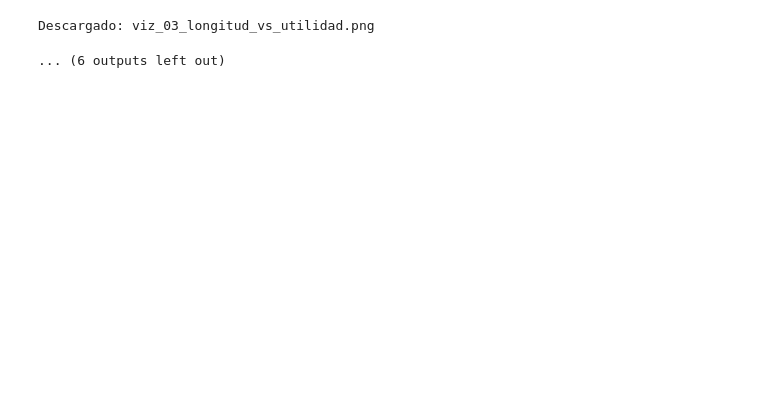
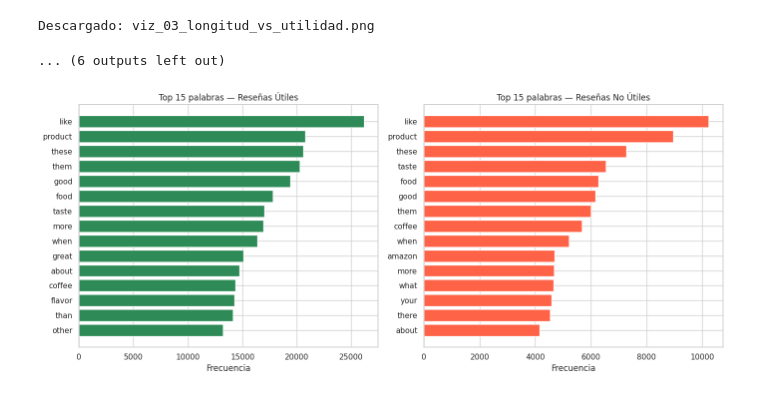
Before and after one commit to monicacholangoc/GRUPO_6_Amazon_NLP, a Jupyter notebook: 03_cuadernos/02_eda.ipynb, the cells around one changed output. Saved outputs shown, nothing was run; the diff lists cells and outputs as text; code cells hidden in the pictures; blank space fills up the shorter version.

Commit message:
feat: EDA completo con 8 visualizaciones

```diff
--- a/03_cuadernos/02_eda.ipynb
+++ b/03_cuadernos/02_eda.ipynb
@@ -296,3 +296,38 @@ Descargado: viz_06_heatmap_correlaciones.png
 [interactive output not drawn]
 Descargado: viz_03_longitud_vs_utilidad.png
 ... (6 outputs left out)
+# %%
+# Visualización 7 — Top palabras en reseñas útiles vs no útiles
+from collections import Counter
+import re
+
+def top_palabras(df_filtrado, n=15):
+    texto = ' '.join(df_filtrado['Text'].str.lower().tolist())
+    palabras = re.findall(r'\b[a-z]{4,}\b', texto)
+    stopwords = {'this', 'that', 'with', 'have', 'from', 'they',
+                 'will', 'been', 'very', 'just', 'also', 'would'}
+    palabras = [p for p in palabras if p not in stopwords]
+    return Counter(palabras).most_common(n)
+
+utiles = top_palabras(df[df['es_util']==1])
+no_utiles = top_palabras(df[df['es_util']==0])
+
+fig, axes = plt.subplots(1, 2, figsize=(14, 6))
+
+palabras_u, conteos_u = zip(*utiles)
+axes[0].barh(palabras_u, conteos_u, color='seagreen')
+axes[0].set_title('Top 15 palabras — Reseñas Útiles')
+axes[0].set_xlabel('Frecuencia')
+axes[0].invert_yaxis()
+
+palabras_n, conteos_n = zip(*no_utiles)
+axes[1].barh(palabras_n, conteos_n, color='tomato')
+axes[1].set_title('Top 15 palabras — Reseñas No Útiles')
+axes[1].set_xlabel('Frecuencia')
+axes[1].invert_yaxis()
+
+plt.tight_layout()
+plt.savefig('viz_07_top_palabras.png', dpi=150, bbox_inches='tight')
+plt.show()
+# %% [output]
+[figure, added]
```
Also changed, not shown: parts of 1 cell of this notebook.
